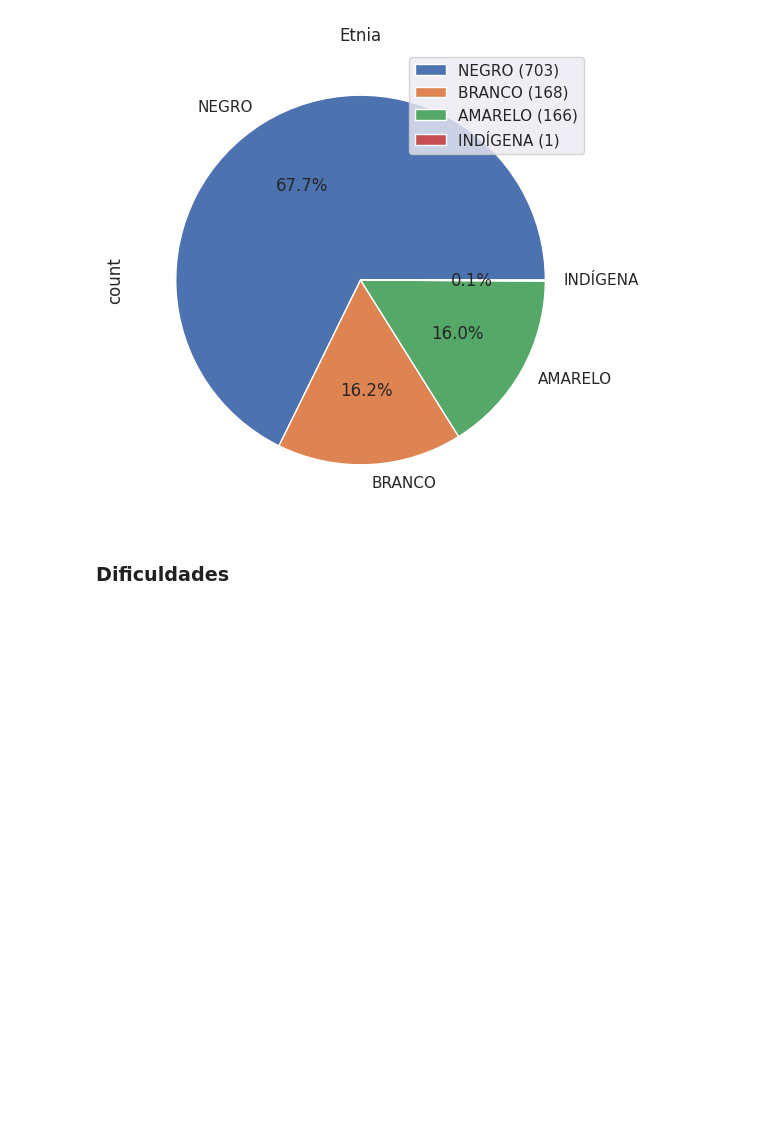
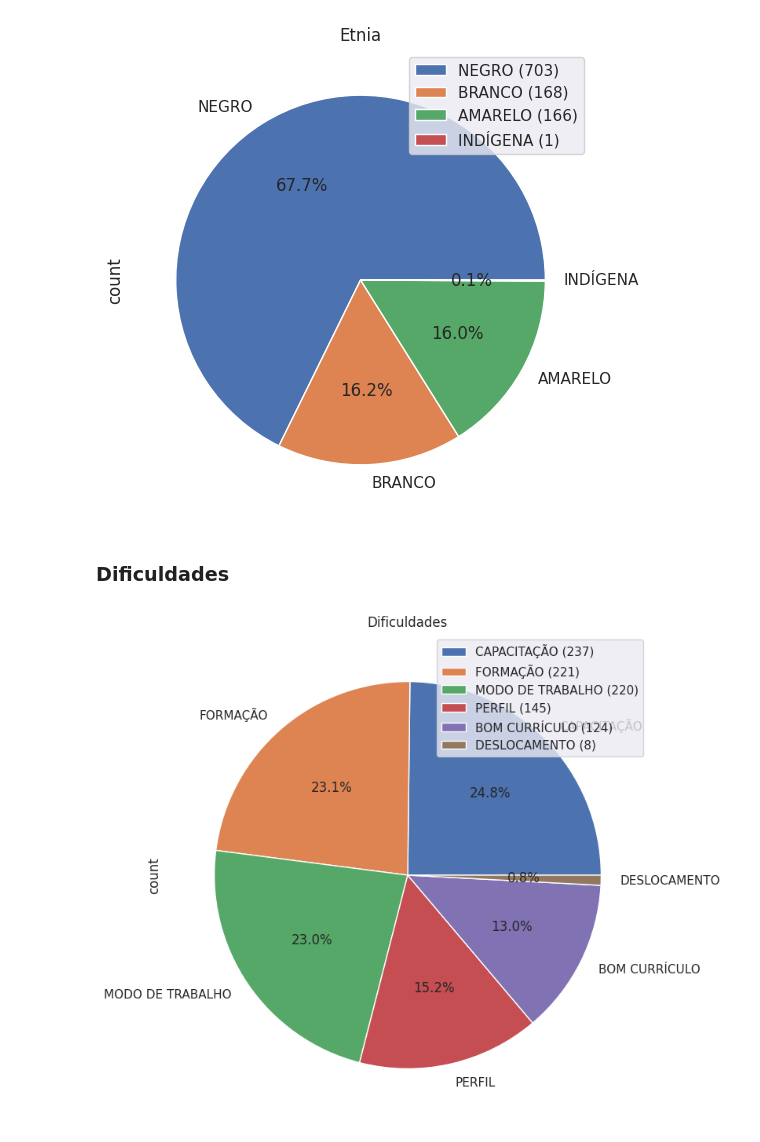
Before and after one commit to manuellereis/Pesquisa, a Jupyter notebook: notebooks/main.ipynb, the cells around one changed output. Cells and saved outputs as stored; diff of their text form; code cells hidden in the pictures; blank space fills up the shorter version.

```diff
--- a/notebooks/main.ipynb
+++ b/notebooks/main.ipynb
@@ -361,13 +422,14 @@ plt.show()
 ### Dificuldades
 # %%
 dificuldades = df_empreg['MaiorDificuldadeEmprego']
-dificuldades.replace({'PARDO': 'NEGRO', 'PRETO': 'NEGRO'}, inplace=True)
 
 contagem_por_difi = dificuldades.value_counts()
 
 plt.figure(figsize=(8, 8))
 contagem_por_difi.plot(kind='pie', autopct='%1.1f%%')
 plt.title('Dificuldades')
 
 plt.legend(labels=[f'{raça} ({quantidade})' for raça, quantidade in contagem_por_difi.items()], loc='best')
 plt.show()
+# %% [output]
+[figure, added]
```
Also changed, not shown: parts of 26 cells of this notebook.
